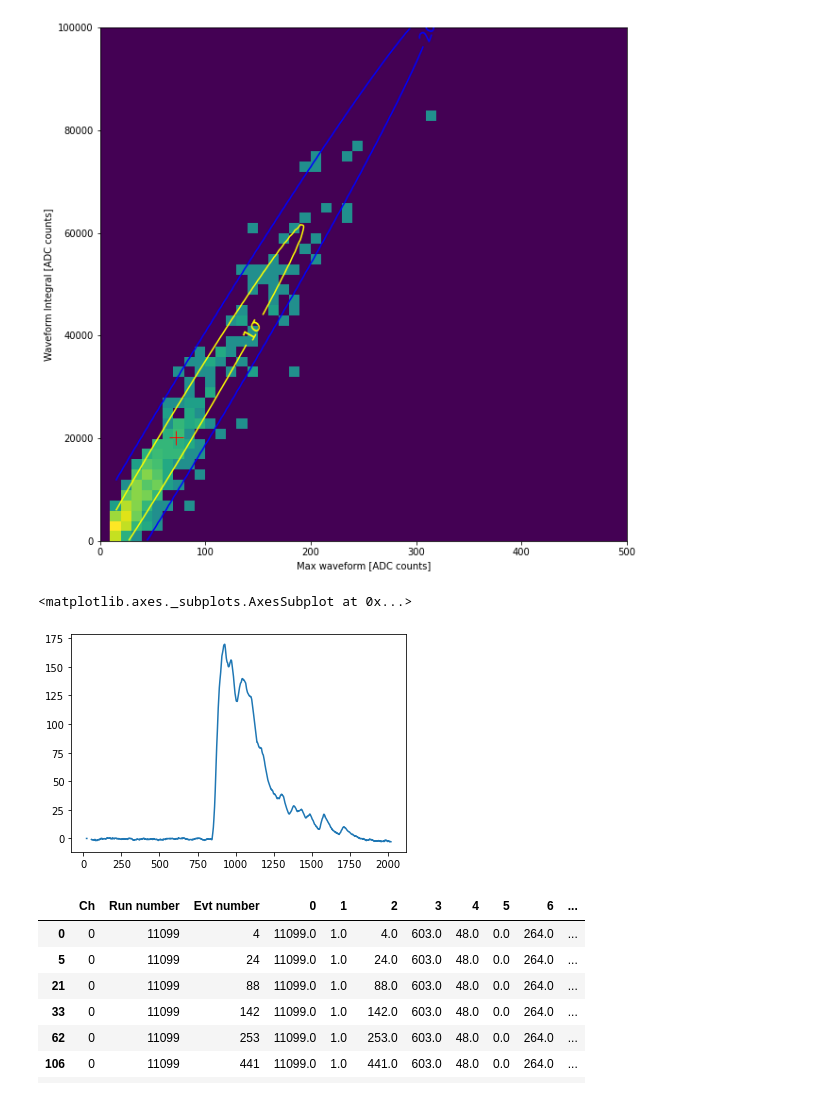
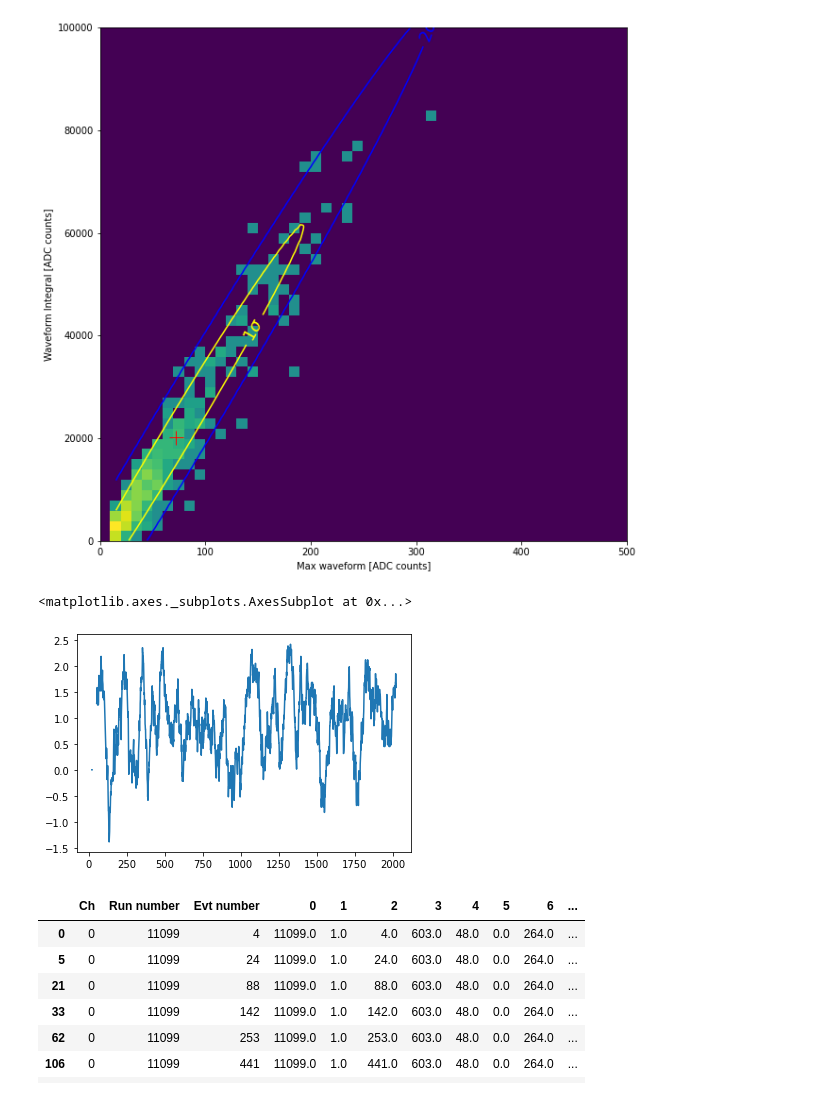
Before and after one commit to stbordoni/Arapuca, a Jupyter notebook: RoutineArapucaDraft.ipynb, the cells around one changed output. Drawn from its saved outputs; the diff is of its cells as text; code cells hidden in the pictures.

```diff
--- a/RoutineArapucaDraft.ipynb
+++ b/RoutineArapucaDraft.ipynb
@@ -101,4 +101,4 @@ preparing dataframe for channel :  12
 done!
 preprocessing done!
 # %%
-df_ch0 = df_list_proc[0].copy()
+df_ch10 = df_list_proc[10].copy()
@@ -232,10 +300,10 @@ plt.show()
 # %% [output]
 [figure]
 # %%
-df_ch0.iloc[106,rowin].plot()
+df_ch0.iloc[15,rowin].plot()
 # %% [output]
 <matplotlib.axes._subplots.AxesSubplot at 0x...>
-[figure, old version]
+[figure, new version]
 # %%
 df_tmp.loc[ (df_tmp['max'] >150 ) & (df_tmp['Integral'] > 40000 )]
 # %% [output]
```
Also changed, not shown: parts of 18 cells of this notebook, 2 other files.
